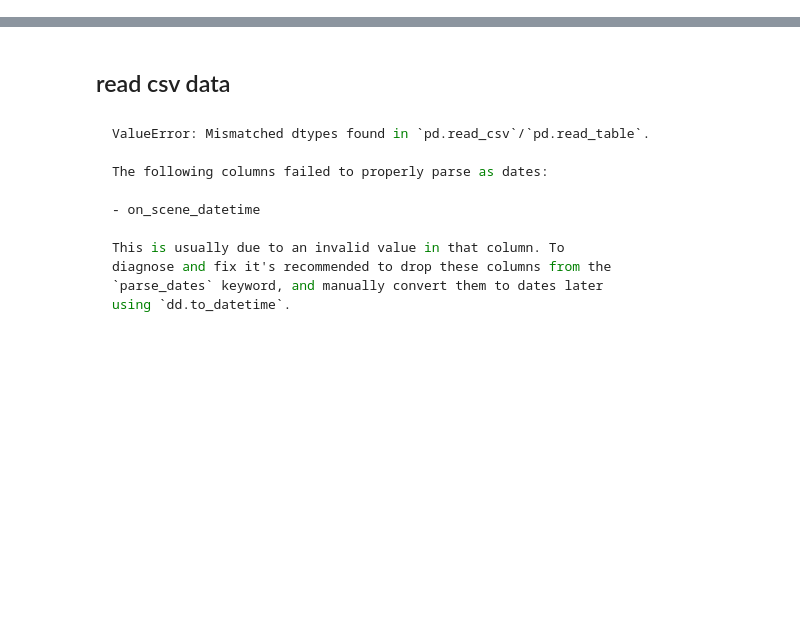
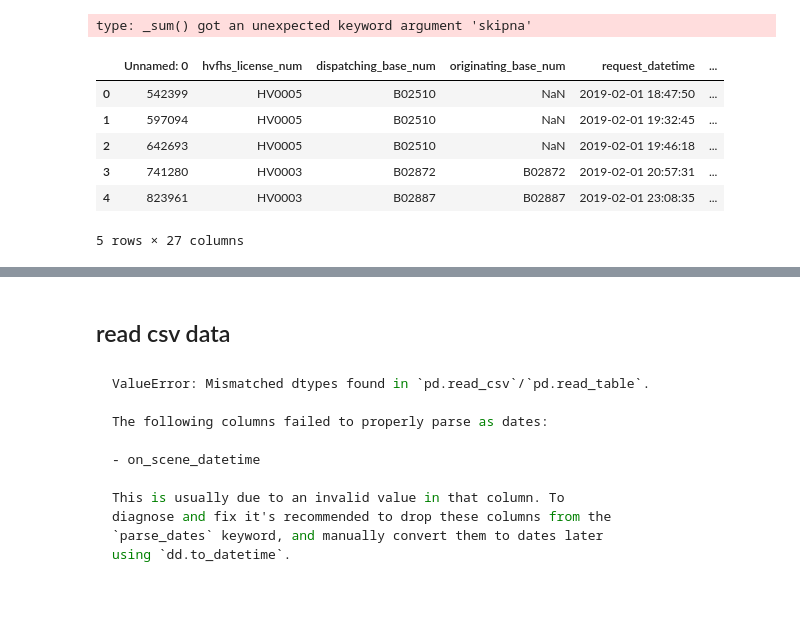
Before and after one commit to dask-contrib/dask-tutorial-advanced, a Jupyter notebook: 5-debugging-and-diagnosing-performance.ipynb, the cells around one changed output, grey strips where cells are left out. Drawn from its saved outputs; the diff is of its cells as text; code cells hidden in the pictures; blank space fills up the shorter version.

```diff
--- a/5-debugging-and-diagnosing-performance.ipynb
+++ b/5-debugging-and-diagnosing-performance.ipynb
@@ -11,0 +31,9 @@ client
+# %%
+%%time
+
+import dask.dataframe as dd
+
+ddf = dd.read_csv(
+    "s3://coiled-datasets/uber-lyft-tlc-sample/csv-ill/*",
+    dtype={"wav_match_flag": "category"},
+)
@@ -11,0 +250,4 @@ client
+# %%
+%%time
+
+ddf = ddf.persist()
@@ -11,0 +311,29 @@ client
+# %%
+%%time
+
+# # Convert to datetime
+# ddf["on_scene_datetime"] = dd.to_datetime(ddf["on_scene_datetime"], format="mixed")
+# ddf["pickup_datetime"] = dd.to_datetime(ddf["pickup_datetime"], format="mixed")
+
+# Unpack columns
+ddf = ddf.assign(
+    accessible_vehicle=ddf.on_scene_datetime.isnull(),
+    pickup_month=ddf.pickup_datetime.dt.month,
+    pickup_dow=ddf.pickup_datetime.dt.dayofweek,
+    pickup_hour=ddf.pickup_datetime.dt.hour,
+)
+ddf = ddf.drop(columns=["on_scene_datetime", "pickup_datetime"])
+
+# Format airport_fee
+ddf["airport_fee"] = ddf["airport_fee"].replace("None", 0).astype(float).fillna(0)
+
+# Remove outliers
+lower_bound = 0
+Q3 = ddf["trip_time"].quantile(0.75)
+upper_bound = Q3 + (1.5 * (Q3 - lower_bound))
+ddf = ddf.loc[(ddf["trip_time"] >= lower_bound) & (ddf["trip_time"] <= upper_bound)]
+
+# # Categorize *_flag columns
+# ddf = ddf.categorize(columns=["shared_request_flag", "shared_match_flag", "access_a_ride_flag", "wav_request_flag", "wav_match_flag"])
+
+# ddf.to_parquet(...)
@@ -11,0 +348,16 @@ client
+# %%
+import dask
+(ddf.memory_usage_per_partition()).mean().compute()
+# %% [output]
+type: _sum() got an unexpected keyword argument 'skipna'
+# %%
+x = ddf.head()
+x
+# %% [output]
+|  | Unnamed: 0 | hvfhs_license_num | dispatching_base_num | originating_base_num | request_datetime | ... |
+| 0 | 542399 | HV0005 | B02510 | NaN | 2019-02-01 18:47:50 | ... |
+| 1 | 597094 | HV0005 | B02510 | NaN | 2019-02-01 19:32:45 | ... |
+| 2 | 642693 | HV0005 | B02510 | NaN | 2019-02-01 19:46:18 | ... |
+| 3 | 741280 | HV0003 | B02872 | B02872 | 2019-02-01 20:57:31 | ... |
+| 4 | 823961 | HV0003 | B02887 | B02887 | 2019-02-01 23:08:35 | ... |
+5 rows × 27 columns
```
Also changed, not shown: parts of 35 cells of this notebook, 21 other files.
